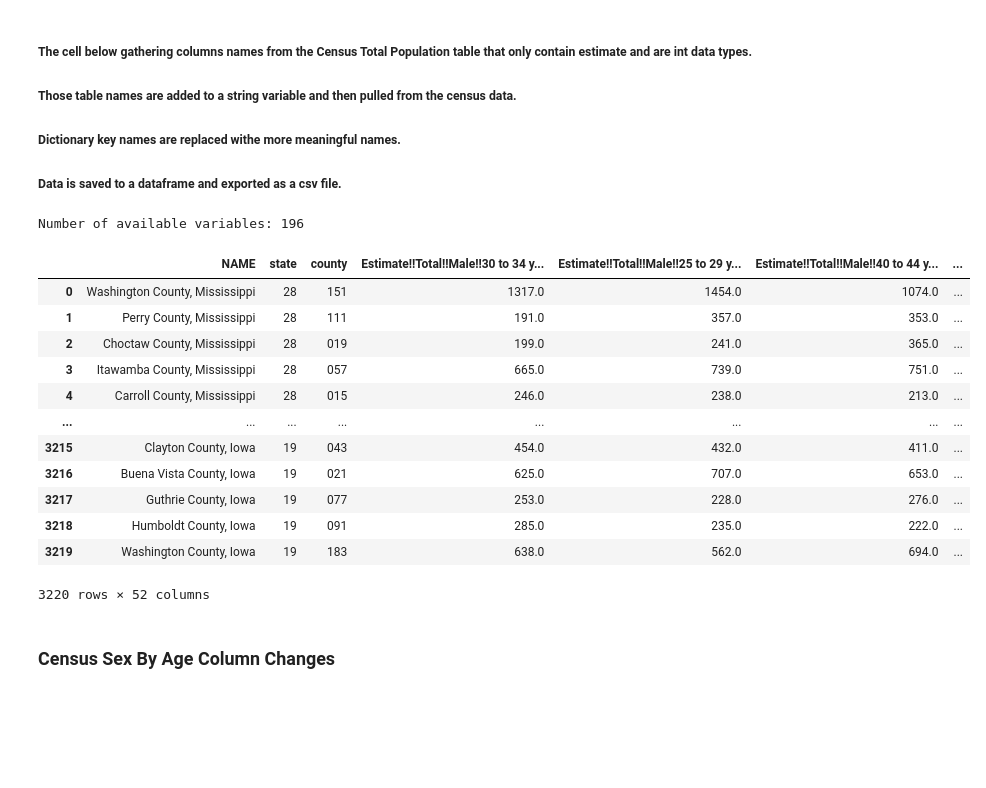
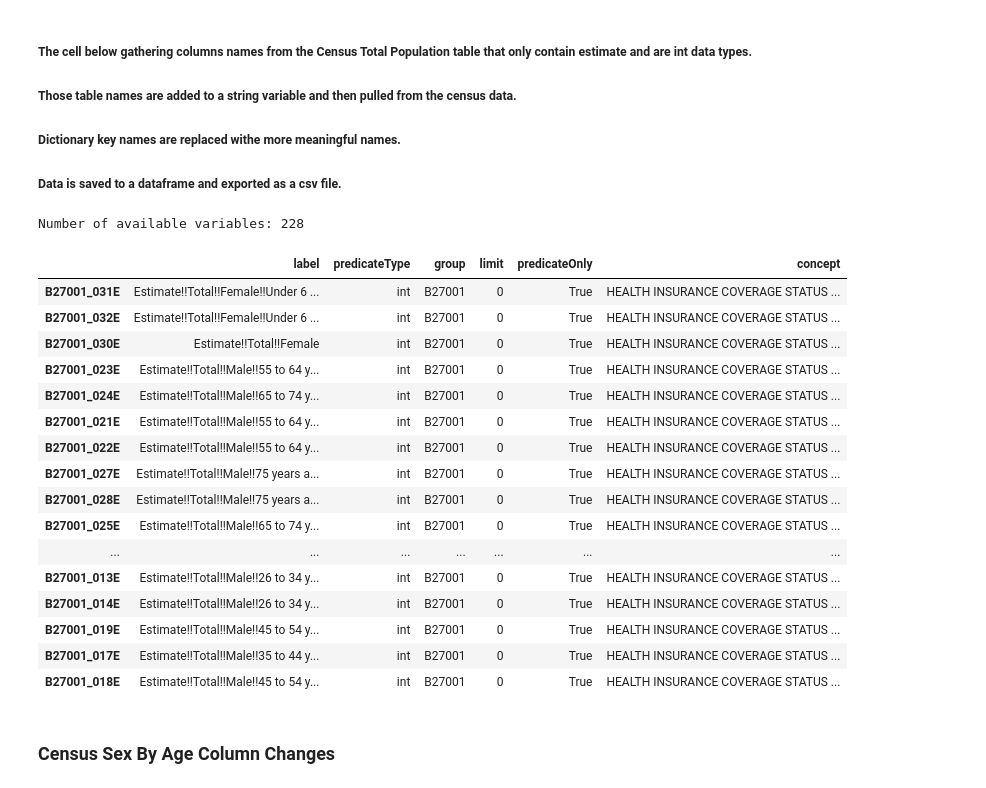
Before and after one commit to havyjavy/Healthcare-and-Covid-19, a Jupyter notebook: CensusData/Census_HealthInsByStateByAge.ipynb, the cells around one changed output. Saved outputs shown, nothing was run; the diff lists cells and outputs as text; code cells hidden in the pictures; blank space fills up the shorter version.

```diff
--- a/CensusData/Census_SexByAge.ipynb
+++ b/CensusData/Census_HealthInsByStateByAge.ipynb
@@ -30,54 +30,59 @@ table_df = pd.DataFrame(tables)
 ##### Dictionary key names are replaced withe more meaningful names.
 ##### Data is saved to a dataframe and exported as a csv file.
 # %%
-table_id = 'B01001'
+table_id = 'B27001'
 
 # Capture the variables URL from the table_df
 url = table_df.loc[table_df['name']==table_id, 'variables'].values[0]
 
 # Make the API call
 response = requests.get(url).json()
 
 # convert the response to a DataFrame
 variables = pd.DataFrame(response['variables']).transpose()
 
 print(f"Number of available variables: {len(variables)}")
 
 table_info = variables[(variables['predicateType']=='int') & (variables['label'].str.contains("Estimate"))]
 
+table_info
 
-table_columns = ""
-for ind in table_info.index:
-    table_columns = table_columns + f"{ind},"
+# table_columns = ""
+# for ind in table_info.index:
+#     table_columns = table_columns + f"{ind},"
 
 
-column_list = table_columns[:-1]
-census_data = c.acs5.get(("NAME", column_list),
-                          {'for': 'county:*'})
+# column_list = table_columns[:-1]
+# census_data = c.acs5.get(("NAME", column_list),
+#                           {'for': 'county:*'})
 
-for i in range(len(table_info)) :
-    for d in census_data:
-        d[table_info.iloc[i, 0]] = d.pop(table_info.index[i])
+# for i in range(len(table_info)) :
+#     for d in census_data:
+#         d[table_info.iloc[i, 0]] = d.pop(table_info.index[i])
 
 
-census_B01001_SexByAge_df = pd.DataFrame(census_data)
-census_B01001_SexByAge_df.to_csv("census_B01001_SexByAge.csv", encoding="utf-8", index=False )
-census_B01001_SexByAge_df
+# census_B27001_HealthInsSexByAge_df = pd.DataFrame(census_data)
+# census_B27001_HealthInsSexByAge_df.to_csv("census_B27001_HealthInsSexByAge.csv", encoding="utf-8", index=False )
+# census_B27001_HealthInsSexByAge_df
 # %% [output]
-Number of available variables: 196
+Number of available variables: 228
-|  | NAME | state | county | Estimate!!Total!!Male!!30 to 34 y... | Estimate!!Total!!Male!!25 to 29 y... | Estimate!!Total!!Male!!40 to 44 y... | ... |
-| 0 | Washington County, Mississippi | 28 | 151 | 1317.0 | 1454.0 | 1074.0 | ... |
-| 1 | Perry County, Mississippi | 28 | 111 | 191.0 | 357.0 | 353.0 | ... |
-| 2 | Choctaw County, Mississippi | 28 | 019 | 199.0 | 241.0 | 365.0 | ... |
-| 3 | Itawamba County, Mississippi | 28 | 057 | 665.0 | 739.0 | 751.0 | ... |
-| 4 | Carroll County, Mississippi | 28 | 015 | 246.0 | 238.0 | 213.0 | ... |
-| ... | ... | ... | ... | ... | ... | ... | ... |
-| 3215 | Clayton County, Iowa | 19 | 043 | 454.0 | 432.0 | 411.0 | ... |
-| 3216 | Buena Vista County, Iowa | 19 | 021 | 625.0 | 707.0 | 653.0 | ... |
-| 3217 | Guthrie County, Iowa | 19 | 077 | 253.0 | 228.0 | 276.0 | ... |
-| 3218 | Humboldt County, Iowa | 19 | 091 | 285.0 | 235.0 | 222.0 | ... |
-| 3219 | Washington County, Iowa | 19 | 183 | 638.0 | 562.0 | 694.0 | ... |
+|  | label | predicateType | group | limit | predicateOnly | concept |
+| B27001_031E | Estimate!!Total!!Female!!Under 6 ... | int | B27001 | 0 | True | HEALTH INSURANCE COVERAGE STATUS ... |
+| B27001_032E | Estimate!!Total!!Female!!Under 6 ... | int | B27001 | 0 | True | HEALTH INSURANCE COVERAGE STATUS ... |
+| B27001_030E | Estimate!!Total!!Female | int | B27001 | 0 | True | HEALTH INSURANCE COVERAGE STATUS ... |
+| B27001_023E | Estimate!!Total!!Male!!55 to 64 y... | int | B27001 | 0 | True | HEALTH INSURANCE COVERAGE STATUS ... |
+| B27001_024E | Estimate!!Total!!Male!!65 to 74 y... | int | B27001 | 0 | True | HEALTH INSURANCE COVERAGE STATUS ... |
+| B27001_021E | Estimate!!Total!!Male!!55 to 64 y... | int | B27001 | 0 | True | HEALTH INSURANCE COVERAGE STATUS ... |
+| B27001_022E | Estimate!!Total!!Male!!55 to 64 y... | int | B27001 | 0 | True | HEALTH INSURANCE COVERAGE STATUS ... |
+| B27001_027E | Estimate!!Total!!Male!!75 years a... | int | B27001 | 0 | True | HEALTH INSURANCE COVERAGE STATUS ... |
+| B27001_028E | Estimate!!Total!!Male!!75 years a... | int | B27001 | 0 | True | HEALTH INSURANCE COVERAGE STATUS ... |
+| B27001_025E | Estimate!!Total!!Male!!65 to 74 y... | int | B27001 | 0 | True | HEALTH INSURANCE COVERAGE STATUS ... |
+| ... | ... | ... | ... | ... | ... | ... |
+| B27001_013E | Estimate!!Total!!Male!!26 to 34 y... | int | B27001 | 0 | True | HEALTH INSURANCE COVERAGE STATUS ... |
+| B27001_014E | Estimate!!Total!!Male!!26 to 34 y... | int | B27001 | 0 | True | HEALTH INSURANCE COVERAGE STATUS ... |
+| B27001_019E | Estimate!!Total!!Male!!45 to 54 y... | int | B27001 | 0 | True | HEALTH INSURANCE COVERAGE STATUS ... |
+| B27001_017E | Estimate!!Total!!Male!!35 to 44 y... | int | B27001 | 0 | True | HEALTH INSURANCE COVERAGE STATUS ... |
+| B27001_018E | Estimate!!Total!!Male!!45 to 54 y... | int | B27001 | 0 | True | HEALTH INSURANCE COVERAGE STATUS ... |
-3220 rows × 52 columns
 # %% [markdown]
 ### Census Sex By Age Column Changes
 # %%
```
Also changed, not shown: 2 other files.
